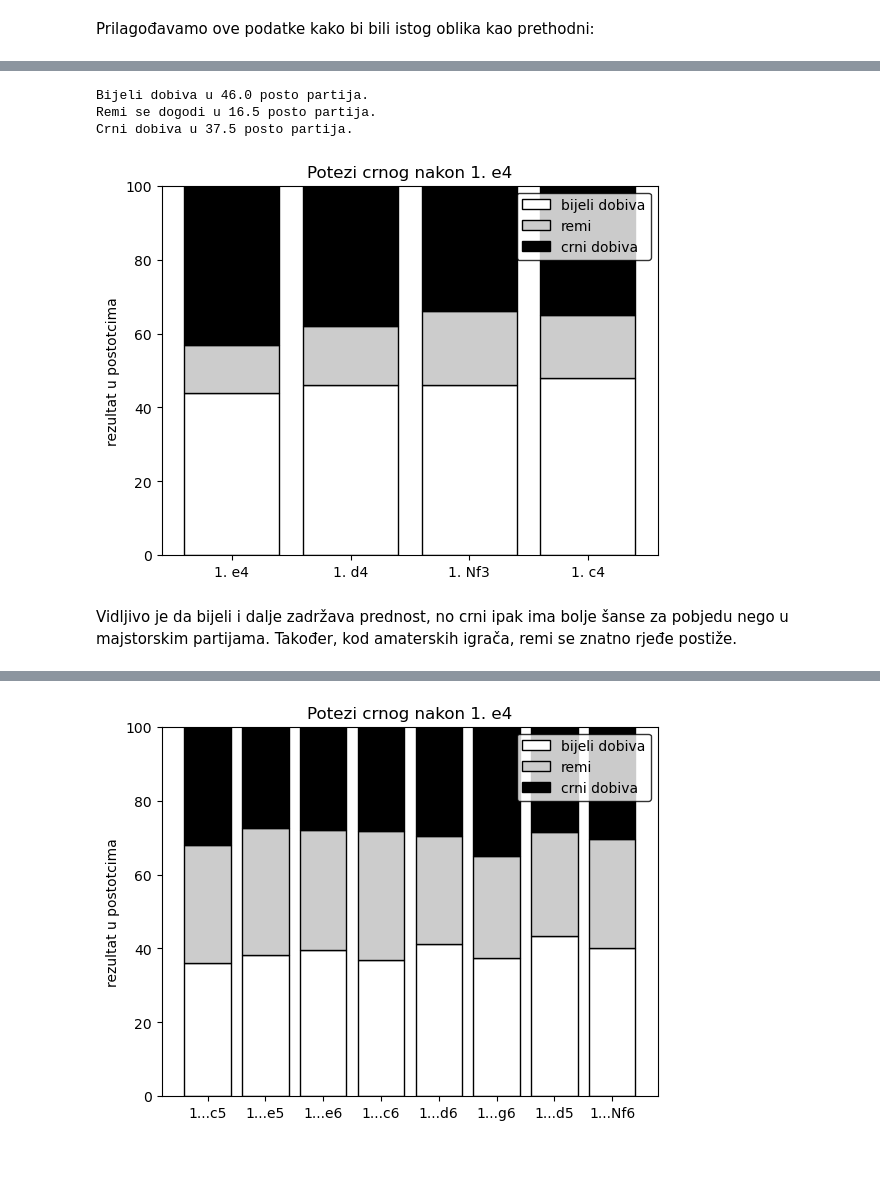
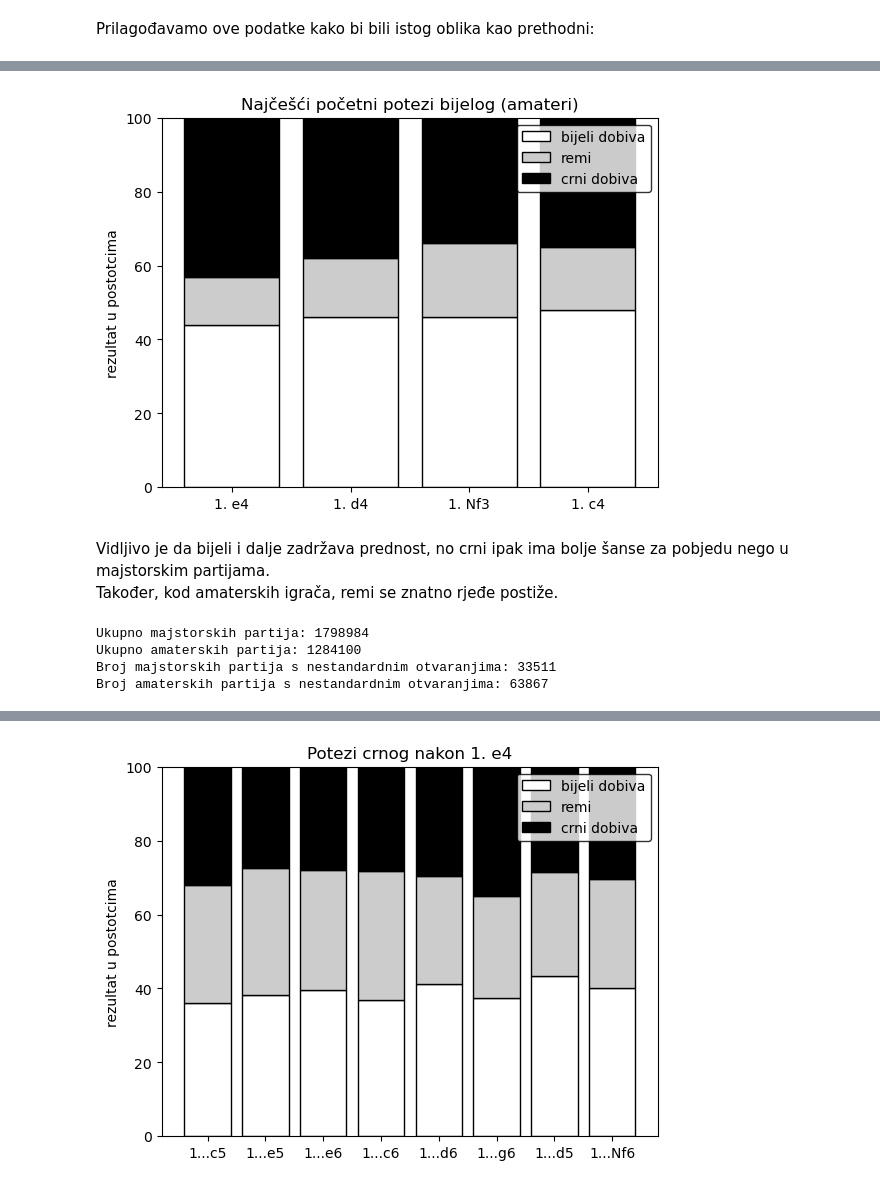
Before and after one commit to ring-bearer/ms, a Jupyter notebook: sah.ipynb, the cells around one changed output, grey strips where cells are left out. Cells and saved outputs as stored; diff of their text form; code cells hidden in the pictures; blank space fills up the shorter version.

```diff
--- a/sah.ipynb
+++ b/sah.ipynb
@@ -274,13 +301,14 @@ noobstart
 # %% [markdown]
 Prilagođavamo ove podatke kako bi bili istog oblika kao prethodni:
 # %%
-noobstart.pop('Win%')
-noobstart.pop('[%]')
-noobstart = noobstart.reindex(columns=['Move','Games','White wins','Draws','Black wins'])
-noobstart = noobstart.rename({'Move': 'potez', 'Games': 'broj partija',
-                              'White wins': 'bijeli dobiva', 'Draws': 'remi',
-                              'Black wins': 'crni dobiva'}, axis='columns')
-noobstart = noobstart.drop([0])
-noobstart.index -= 1
-noobstart = numeric(noobstart)
-noobstart
+def adjust(data):
+    data.pop('Win%')
+    data.pop('[%]')
+    data = data.reindex(columns=['Move','Games','White wins','Draws','Black wins'])
+    data = data.rename({'Move': 'potez', 'Games': 'broj partija',
+                        'White wins': 'bijeli dobiva', 'Draws': 'remi',
+                        'Black wins': 'crni dobiva'}, axis='columns')
+    data = data.drop([0])
+    data.index -= 1
+    data = numeric(data)
+    return data
@@ -304,0 +315,3 @@ noobstart
+# %%
+noobstart = adjust(noobstart)
+noobstart
@@ -325,12 +342,17 @@ Vidimo da unatoč manjem broju amaterskih partija u korištenim bazama podataka,
-# %%
-winstat(noobstart,4)
-# %% [output]
-Bijeli dobiva u 46.0 posto partija.
-Remi se dogodi u 16.5 posto partija.
-Crni dobiva u 37.5 posto partija.
 # %%
-graph(noobstart,4)
+graph(noobstart,title="Najčešći početni potezi bijelog (amateri)", headstart=4)
 # %% [output]
-[figure, old version]
+[figure, new version]
 # %% [markdown]
-Vidljivo je da bijeli i dalje zadržava prednost, no crni ipak ima bolje šanse za pobjedu nego u majstorskim partijama. Također, kod amaterskih igrača, remi se znatno rjeđe postiže.
+Vidljivo je da bijeli i dalje zadržava prednost, no crni ipak ima bolje šanse za pobjedu nego u majstorskim partijama.\
+Također, kod amaterskih igrača, remi se znatno rjeđe postiže.
+# %%
+print("Ukupno majstorskih partija:", start['broj partija'].sum())
+print("Ukupno amaterskih partija:", noobstart['broj partija'].sum())
+print("Broj majstorskih partija s nestandardnim otvaranjima:", start['broj partija'][4:].sum())
+print("Broj amaterskih partija s nestandardnim otvaranjima:", noobstart['broj partija'][4:].sum())
+# %% [output]
+Ukupno majstorskih partija: 1798984
+Ukupno amaterskih partija: 1284100
+Broj majstorskih partija s nestandardnim otvaranjima: 33511
+Broj amaterskih partija s nestandardnim otvaranjima: 63867
```
Also changed, not shown: parts of 46 cells of this notebook, 3 other files.
